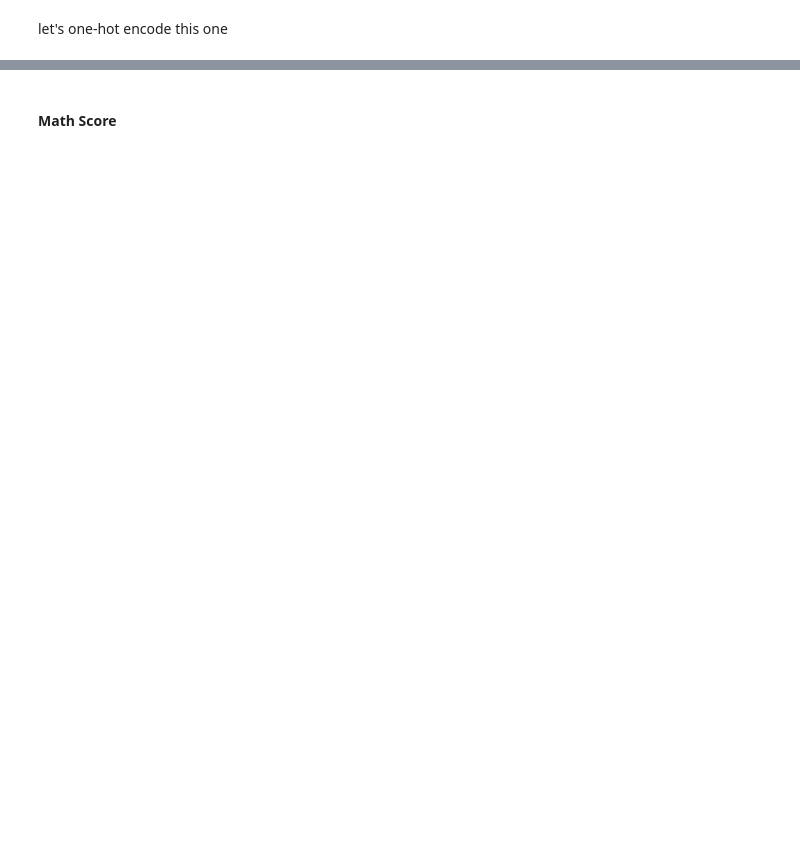
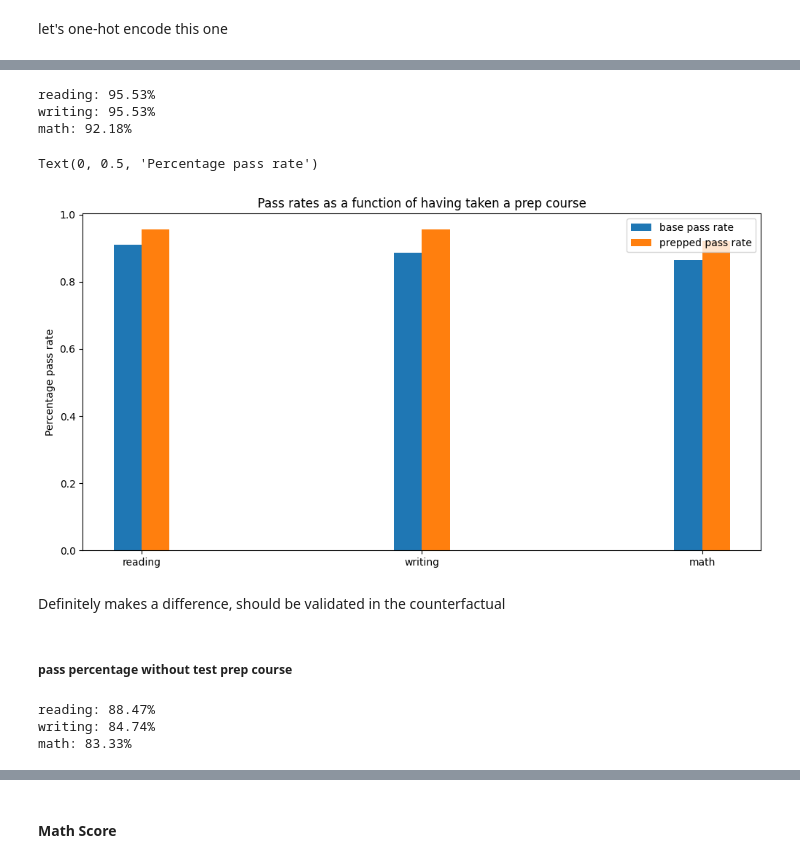
Before and after one commit to unded666/MeshTask, a Jupyter notebook: Student Score Analysis.ipynb, the cells around one changed output, grey strips where cells are left out. Saved outputs shown, nothing was run; the diff lists cells and outputs as text; code cells hidden in the pictures; blank space fills up the shorter version.

Commit message:
added test prep analysis to notebook

```diff
--- a/Student Score Analysis.ipynb
+++ b/Student Score Analysis.ipynb
@@ -214,0 +249,14 @@ Name: count, dtype: int64
+# %%
+def pass_perc (df_in: pd.DataFrame, feature: str) -> float:
+
+    result_col = feature + '_passed'
+    total_scores = df_in.shape[0]
+    passed = df_in[df_in[result_col] == 'pass'].shape[0]
+    failed = total_scores - passed
+
+    return passed / total_scores
+# %%
+score_cols = ['reading', 'writing', 'math']
+base_pass_rates = {col: pass_perc(bayesian_df, col) for col in score_cols}
+for key, val in base_pass_rates.items():
+    print (f"{key}: {100*val:.2f}%")
@@ -216,0 +290,28 @@ let's one-hot encode this one
+# %%
+prepped_df = bayesian_df[bayesian_df[feature_of_interest] == 'completed']
+# %%
+prep_pass_rates = {col: pass_perc(prepped_df, col) for col in score_cols}
+for key, val in prep_pass_rates.items():
+    print (f"{key}: {100*val:.2f}%")
+# %% [output]
+reading: 95.53%
+writing: 95.53%
+math: 92.18%
+# %%
+plt.rcParams['figure.figsize'] = (12,6)
+X = np.array([1, 2, 3])
+Width = 0.1
+# plt.bar(X, np.array(list(base_pass_rates.values()))-0.1)
+plt.bar (X-Width/2, list(base_pass_rates.values()), width=Width, label = 'base pass rate')
+plt.bar (X+Width/2, list(prep_pass_rates.values()), width=Width, label = 'prepped pass rate')
+plt.xticks (X, base_pass_rates.keys())
+plt.legend()
+plt.title ('Pass rates as a function of having taken a prep course')
+plt.ylabel ('Percentage pass rate')
+# %% [output]
+Text(0, 0.5, 'Percentage pass rate')
+[figure, added]
+# %% [markdown]
+Definitely makes a difference, should be validated in the counterfactual
+# %% [markdown]
+##### pass percentage without test prep course
@@ -216,0 +320,8 @@ let's one-hot encode this one
+# %%
+un_prep_pass_rates = {col: pass_perc(un_prepped_df, col) for col in score_cols}
+for key, val in un_prep_pass_rates.items():
+    print (f"{key}: {100*val:.2f}%")
+# %% [output]
+reading: 88.47%
+writing: 84.74%
+math: 83.33%
```
Also changed, not shown: parts of 48 cells of this notebook.
